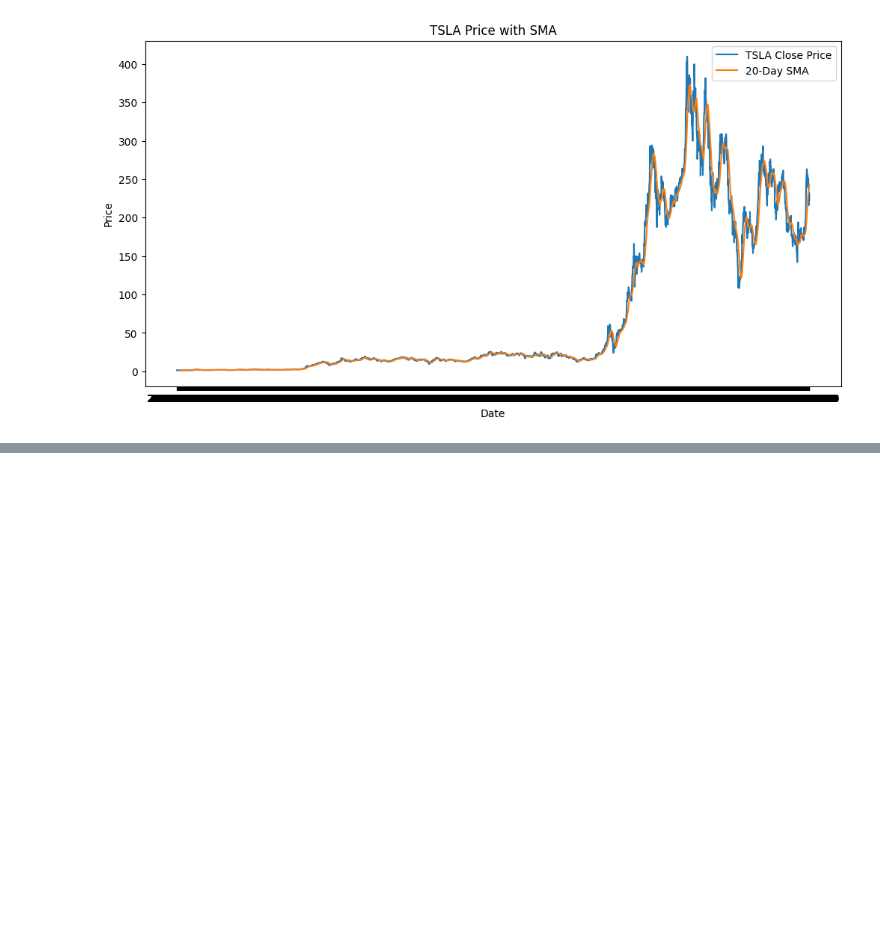
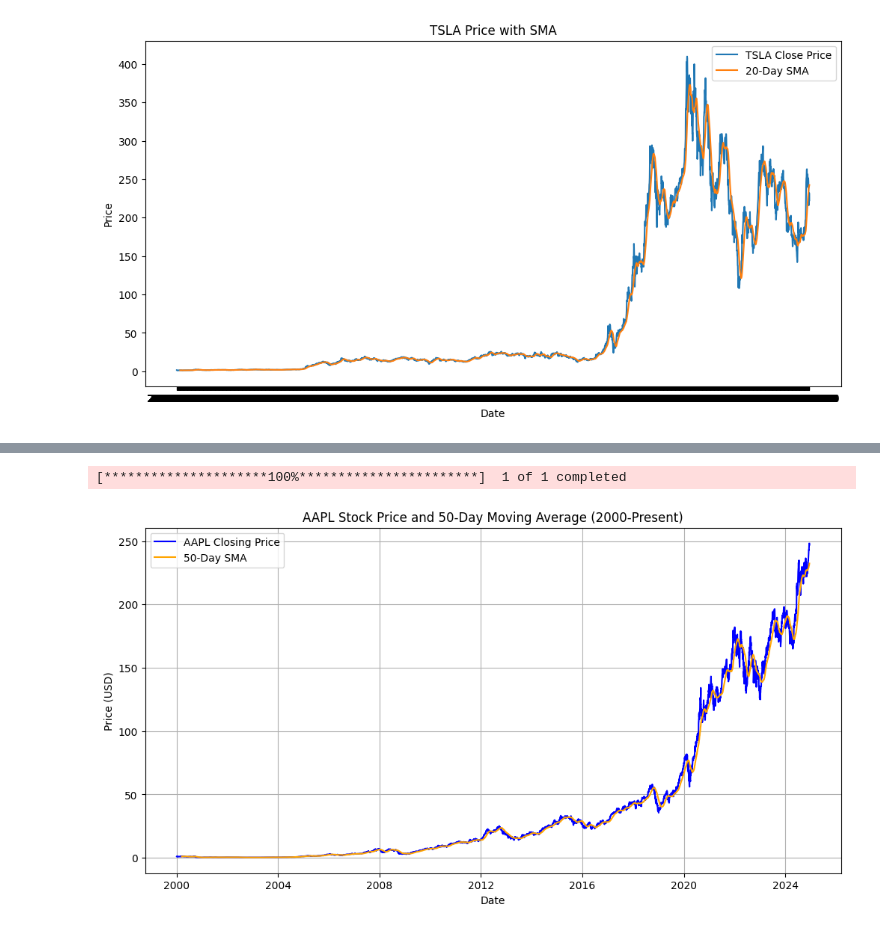
Before and after one commit to nahdes/fincialdata, a Jupyter notebook: notebooks/Quantitativeanalysis.ipynb, the cells around one changed output, grey strips where cells are left out. Cells and saved outputs as stored; diff of their text form; code cells hidden in the pictures; blank space fills up the shorter version.

```diff
--- a/notebooks/Quantitativeanalysis.ipynb
+++ b/notebooks/Quantitativeanalysis.ipynb
@@ -323,0 +425,23 @@ See the caveats in the documentation: https://pandas.pydata.org/pandas-docs/stab
+# %%
+import yfinance as yf
+import matplotlib.pyplot as plt
+
+# Fetch stock data for AAPL
+stock_data = yf.download('AAPL', start='2000-01-01')
+
+# Calculate 50-period Simple Moving Average (SMA) and add to stock data
+stock_data['SMA_50'] = stock_data['Close'].rolling(window=50).mean()
+
+# Plot the closing price and SMA
+plt.figure(figsize=(12, 6))
+plt.plot(stock_data['Close'], label='AAPL Closing Price', color='blue')
+plt.plot(stock_data['SMA_50'], label='50-Day SMA', color='orange')
+plt.title('AAPL Stock Price and 50-Day Moving Average (2000-Present)')
+plt.xlabel('Date')
+plt.ylabel('Price (USD)')
+plt.legend()
+plt.grid(True)
+plt.show()
+# %% [output]
+[*********************100%***********************]  1 of 1 completed
+[figure, added]
```
Also changed, not shown: parts of 7 cells of this notebook.
